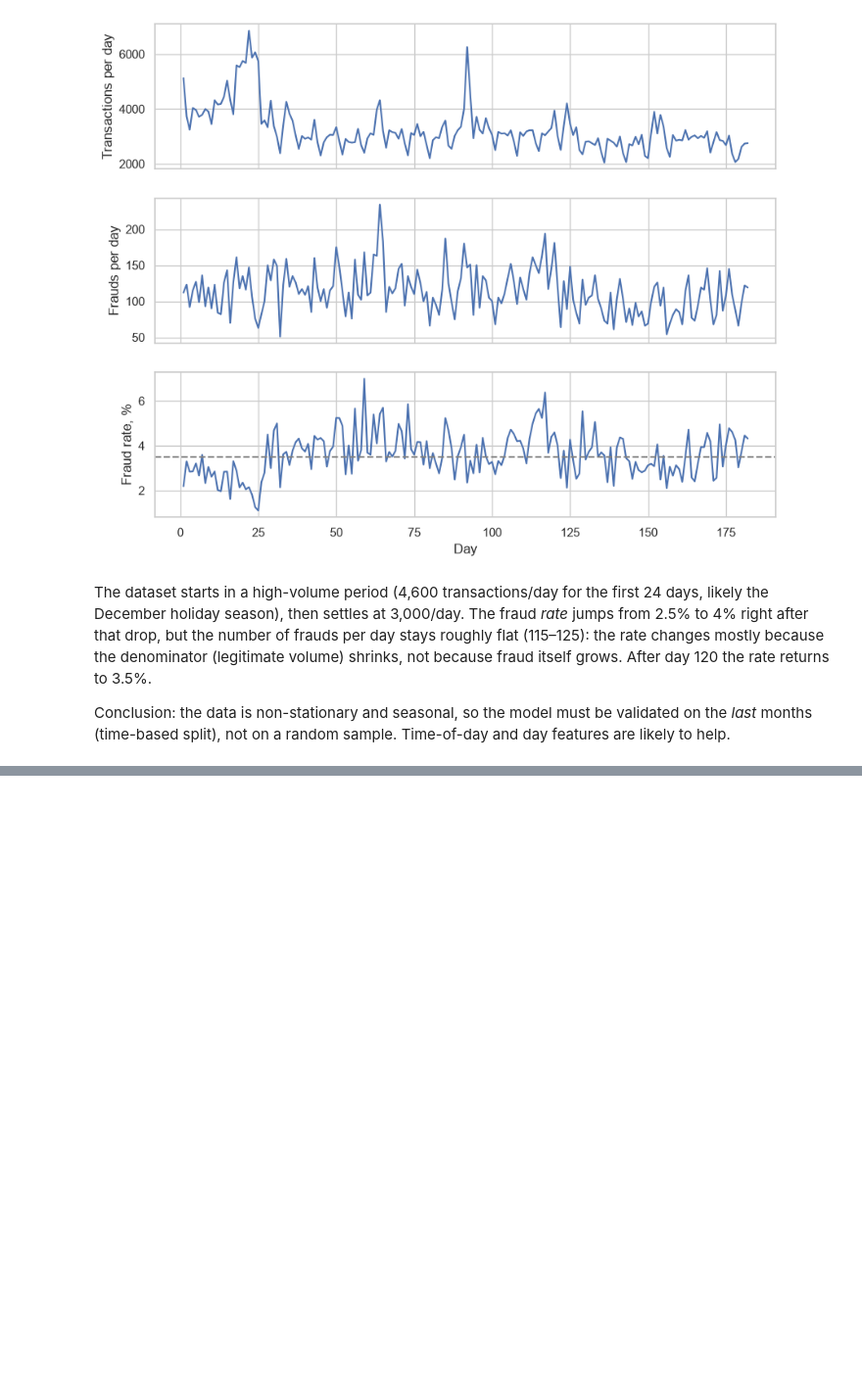
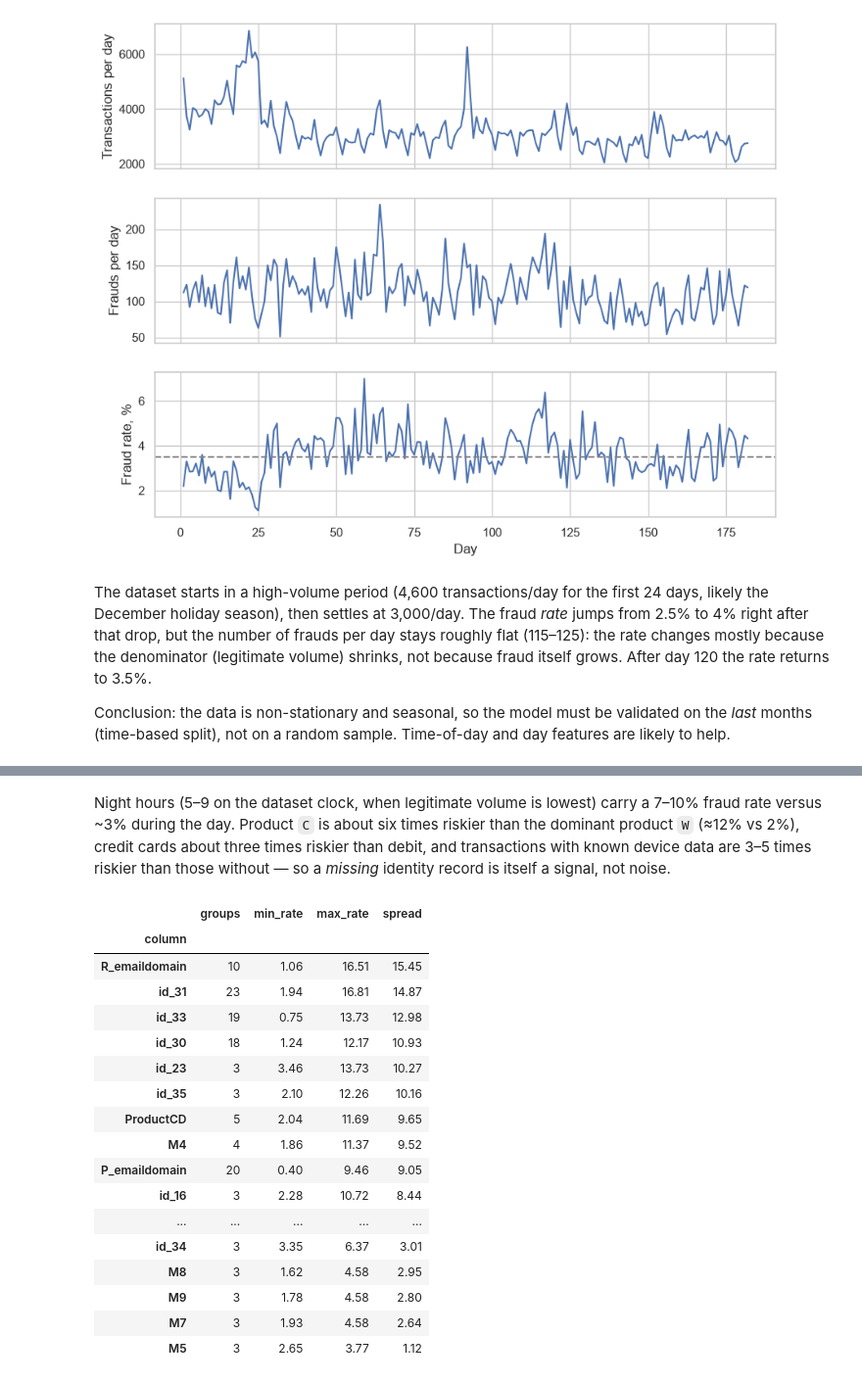
Before and after one commit to KrisTinaShch/fraud-risk-scoring, a Jupyter notebook: notebooks/01_eda.ipynb, the cells around one changed output, grey strips where cells are left out. Shown at 98% size. Saved outputs shown, nothing was run; the diff lists cells and outputs as text; code cells hidden in the pictures; blank space fills up the shorter version.

```diff
--- a/notebooks/01_eda.ipynb
+++ b/notebooks/01_eda.ipynb
@@ -203,0 +264,41 @@ Conclusion: the data is non-stationary and seasonal, so the model must be valida
+# %% [markdown]
+Night hours (5–9 on the dataset clock, when legitimate volume is lowest) carry a
+7–10% fraud rate versus ~3% during the day. Product `C` is about six times riskier than the dominant product `W`
+(≈12% vs 2%), credit cards about three times riskier than debit, and transactions with known device data are
+3–5 times riskier than those without — so a *missing* identity record is itself a signal, not noise.
+# %%
+MIN_GROUP = 1000
+
+rows = []
+for col in train.select_dtypes("category").columns:
+    rates = train.groupby(col, dropna=False)["isFraud"].agg(transactions="size", fraud_rate="mean")
+    rates = rates[rates["transactions"] >= MIN_GROUP]
+    rows.append({
+        "column": col,
+        "groups": len(rates),
+        "min_rate": rates["fraud_rate"].min() * 100,
+        "max_rate": rates["fraud_rate"].max() * 100,
+    })
+
+spread = pd.DataFrame(rows).set_index("column")
+spread["spread"] = spread["max_rate"] - spread["min_rate"]
+spread.sort_values("spread", ascending=False).round(2)
+# %% [output]
+|  | groups | min_rate | max_rate | spread |
+| column |  |  |  |  |
+| R_emaildomain | 10 | 1.06 | 16.51 | 15.45 |
+| id_31 | 23 | 1.94 | 16.81 | 14.87 |
+| id_33 | 19 | 0.75 | 13.73 | 12.98 |
+| id_30 | 18 | 1.24 | 12.17 | 10.93 |
+| id_23 | 3 | 3.46 | 13.73 | 10.27 |
+| id_35 | 3 | 2.10 | 12.26 | 10.16 |
+| ProductCD | 5 | 2.04 | 11.69 | 9.65 |
+| M4 | 4 | 1.86 | 11.37 | 9.52 |
+| P_emaildomain | 20 | 0.40 | 9.46 | 9.05 |
+| id_16 | 3 | 2.28 | 10.72 | 8.44 |
+| ... | ... | ... | ... | ... |
+| id_34 | 3 | 3.35 | 6.37 | 3.01 |
+| M8 | 3 | 1.62 | 4.58 | 2.95 |
+| M9 | 3 | 1.78 | 4.58 | 2.80 |
+| M7 | 3 | 1.93 | 4.58 | 2.64 |
+| M5 | 3 | 2.65 | 3.77 | 1.12 |
```
Also changed, not shown: parts of 7 cells of this notebook.
